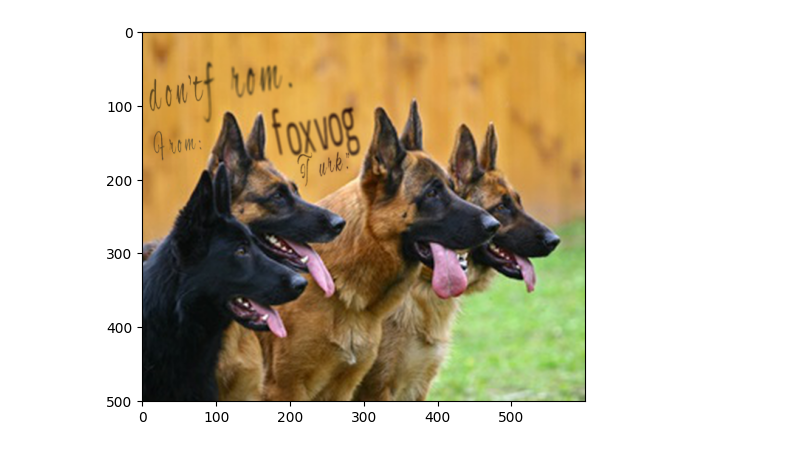
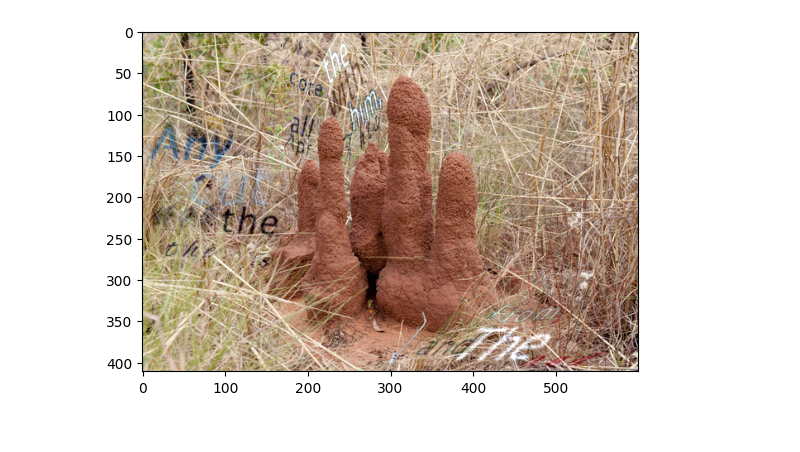
Before and after one commit to glusi/cv-project, a Jupyter notebook: tries.ipynb, the cells around one changed output. Cells and saved outputs as stored; diff of their text form; code cells hidden in the pictures.

```diff
--- a/tries.ipynb
+++ b/tries.ipynb
@@ -16,27 +16,28 @@ FILE_NAME ="SynthText_train.h5"
 # %%
 
 db = h5py.File(FILE_NAME, 'r')
 
 im_names = list(db['data'].keys())
 #im = im_names[0]
 #print(im_names)
-im = 'dog_136.jpg_0'
+# im = 'dog_136.jpg_0'
+im = 'ant+hill_102.jpg_0'
 img  = db['data'][im][:]
 #img_rgb = cv2.cvtColor(img, cv2.COLOR_BGR2RGB)
 #print(img.shape)
 plt.imshow(img)
 #plt.show()
 #print(im_names[0])
 font = db['data'][im].attrs['font']
 #print(font)
 txt = db['data'][im].attrs['txt']
 #print(txt)
 charBB = db['data'][im].attrs['charBB']
 #print(charBB)
 wordBB = db['data'][im].attrs['wordBB']
 #print(wordBB)
 # %% [output]
-[figure, old version]
+[figure, new version]
 # %%
 def sort_points(points, center):
     # calculate the angle of each point from the center point
```
Also changed, not shown: parts of 5 cells of this notebook.
